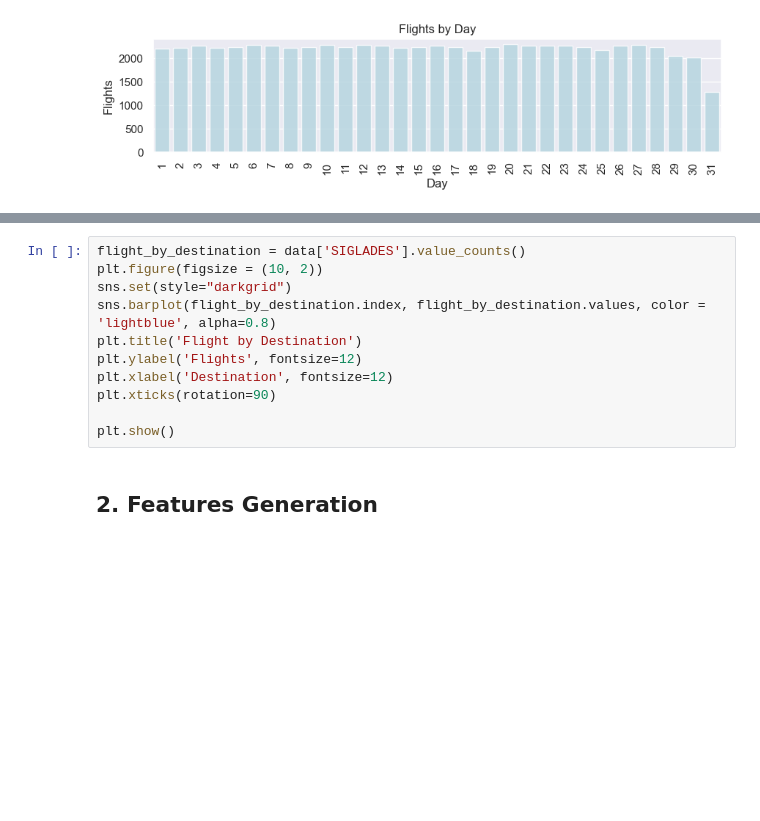
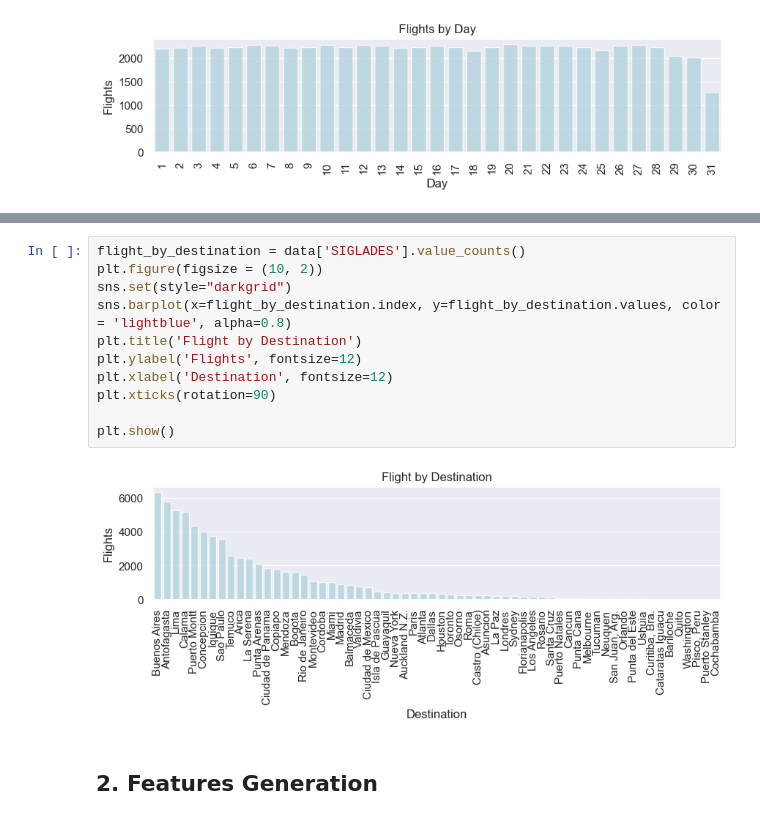
Before and after one commit to JulioSanchezG/latam-challenge, a Jupyter notebook: challenge/exploration.ipynb, the cells around one changed output, grey strips where cells are left out. Drawn from its saved outputs; the diff is of its cells as text; blank space fills up the shorter version.

```diff
--- a/challenge/exploration.ipynb
+++ b/challenge/exploration.ipynb
@@ -107,14 +113,16 @@ plt.show()
 # %%
 flight_by_destination = data['SIGLADES'].value_counts()
 plt.figure(figsize = (10, 2))
 sns.set(style="darkgrid")
-sns.barplot(flight_by_destination.index, flight_by_destination.values, color = 'lightblue', alpha=0.8)
+sns.barplot(x=flight_by_destination.index, y=flight_by_destination.values, color = 'lightblue', alpha=0.8)
 plt.title('Flight by Destination')
 plt.ylabel('Flights', fontsize=12)
 plt.xlabel('Destination', fontsize=12)
 plt.xticks(rotation=90)
 
 plt.show()
+# %% [output]
+[figure, added]
 # %% [markdown]
 ## 2. Features Generation
 # %% [markdown]
```
Also changed, not shown: parts of 35 cells of this notebook.
